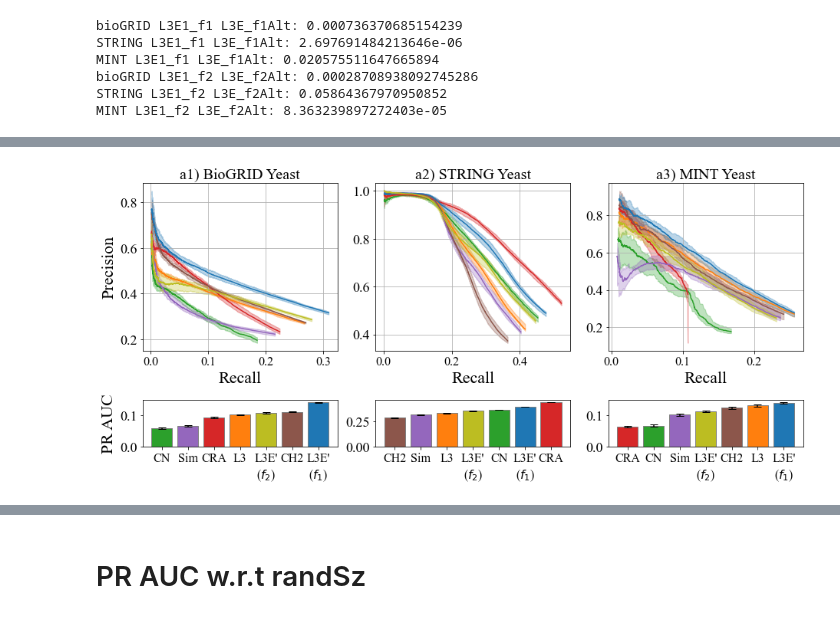
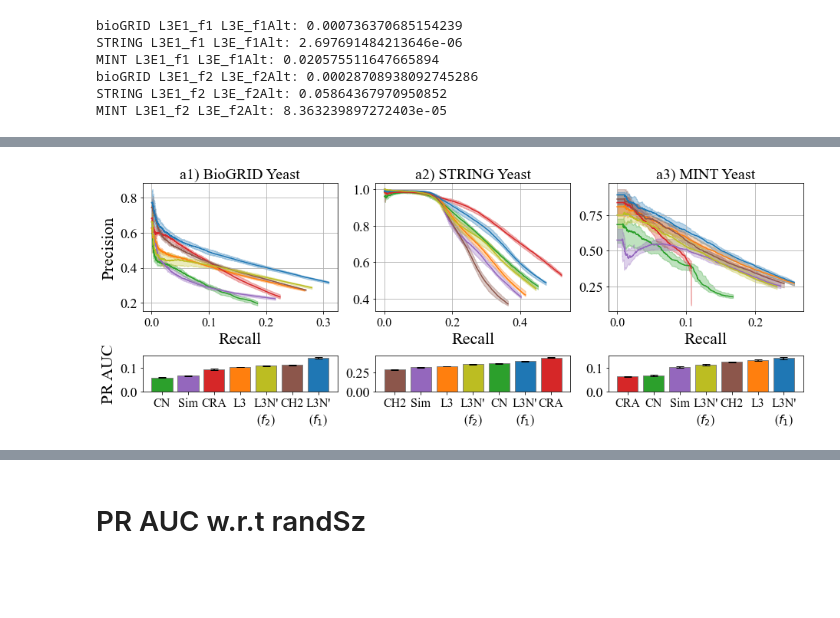
Before and after one commit to andy897221/BMC_PPI_L3N, a Jupyter notebook: src/notebook/Figure - precision recall.ipynb, the cells around one changed output, grey strips where cells are left out. Cells and saved outputs as stored; diff of their text form; code cells hidden in the pictures; blank space fills up the shorter version.

```diff
--- a/src/notebook/Figure - precision recall.ipynb
+++ b/src/notebook/Figure - precision recall.ipynb
@@ -350,6 +524,7 @@ MINT rand L3E1_f2: 1.88914378859053e-17
 # %%
 precRec = {}
 methods = ["CN", "L3", "CRA", "Sim", "CH2", "L3E1_f1", "L3E1_f2", "rand"]
+ds_names = ['bioGRID', 'STRING', 'MINT']
 
 for randSz in range(50, 100, 10):
     precRec[randSz] = {}
@@ -370,6 +566,7 @@ with open("./precision_recall_out/precRecCurves.pkl", "wb") as f:
 # %%
 precRec = {}
-methods = ["L3E1_f1", "L3E_f1Alt", "L3E1_f2", "L3E_f2Alt"]
+methods = ["CN", "L3", "CRA", "Sim", "CH2", "L3E1_f1", "L3E1_f2", "rand"]
+ds_names = ['bioGRID_noSelf']
 
 for randSz in range(50, 51, 10):
     precRec[randSz] = {}
@@ -385,8 +582,33 @@ for randSz in range(50, 51, 10):
             precRec[randSz][ds][method]['lowerPrec'] = lowerPrec
             precRec[randSz][ds][method]['medianPrec'] = medianPrec
             precRec[randSz][ds][method]['baseRec'] = baseRec
-#with open("./precision_recall_out/precRecCurves.pkl", "wb") as f:
-#    pickle.dump(precRec, f, protocol=pickle.HIGHEST_PROTOCOL)
+# %%
+precRec = {}
+ds_names = ['bioGRID', 'STRING', 'MINT']
+ds_names = [ds+"_contam{}Percent".format(salt) for ds in ds_names for salt in [5,10,15,20,25]]
+methods = ["commonNeighbor", "L3Normalizing", "CRA", "CH2_L3", "Sim", 'random', "L3E1_f1", "L3E1_f2"]
+methods = [methods_names[i] for i in methods]
+
+for randSz in range(50, 51, 10):
+    precRec[randSz] = {}
+    for ds in ds_names:
+        precRec[randSz][ds] = defaultdict(dict)
+        for method in methods:
+            tmp_df = df[(df['ds'] == ds) & (df['method'] == method) & (df['randSz'] == randSz)]
+            prec = [list(tmp_df[tmp_df['trial'] == trial]['prec'])[100:] for trial in set(tmp_df['trial'])]
+            rec = [list(tmp_df[tmp_df['trial'] == trial]['rec'])[100:] for trial in set(tmp_df['trial'])]
+            alignedPrecs, baseRec = standardize_plots(prec, rec, 5)
+            upperPrec, lowerPrec, medianPrec = get_plots_outline(alignedPrecs, max), get_plots_outline(alignedPrecs, min), get_plots_outline(alignedPrecs, median)
+            precRec[randSz][ds][method]['upperPrec'] = upperPrec
+            precRec[randSz][ds][method]['lowerPrec'] = lowerPrec
+            precRec[randSz][ds][method]['medianPrec'] = medianPrec
+            precRec[randSz][ds][method]['baseRec'] = baseRec
+with open("./precision_recall_out/precRecCurves_contam.pkl", "wb") as f:
+    pickle.dump(precRec, f, protocol=pickle.HIGHEST_PROTOCOL)
+# %%
+precRec = {}
+with open("./precision_recall_out/precRecCurves_contam.pkl", "rb") as f:
+    precRec = pickle.load(f)
 # %%
 precRec = {}
 with open("./precision_recall_out/precRecCurves.pkl", "rb") as f:
@@ -488,7 +765,7 @@ hatches = ['', '\\', '\\', '\\', '\\', '\\', '\\/', '\\/']
 dss = ['bioGRID', 'STRING', 'MINT']
 dsNames = ['BioGRID', 'STRING', 'MINT']
 for randSz in range(50, 51, 10):
-    fig = plt.figure(constrained_layout=True, figsize=(13, 6))
+    fig = plt.figure(constrained_layout=True, figsize=(13, 5))
     widths = [1,1,1]
     heights = [6,1.7]
     spec = fig.add_gridspec(ncols=3, nrows=2, width_ratios=widths, height_ratios=heights)
@@ -501,31 +778,31 @@ for randSz in range(50, 51, 10):
             ax.fill_between(precRec[randSz][ds][method]['baseRec']
                     , precRec[randSz][ds][method]['lowerPrec']
                     , precRec[randSz][ds][method]['upperPrec']
                     , facecolor=colors[method], color=colors[method]
                     , alpha=0.3)
             ax.plot(precRec[randSz][ds][method]['baseRec']
                     , precRec[randSz][ds][method]['medianPrec']
                     , color=colors[method], label=method)
 
         ax.set_xlabel("Recall")
         ax.set_title("a{}) {} Yeast".format(i+1, dsNames[i]))
         ax.grid()
     lineAxes[0].set_ylabel("Precision")
 
 
     # barAxes
     for i in range(len(dss)):
         ds = dss[i]
         ax = barAxes[i]
 
         xtick = [k for k in list(sorted_mean_auc[randSz][ds]) if k != 'rand']
         ax.bar([abbrevs[x] for x in xtick], [sorted_mean_auc[randSz][ds][x] for x in xtick]
                           , yerr=[err_auc[randSz][ds][x] for x in xtick]
                           , color=[colors[x] for x in xtick]
                           , edgecolor='grey', capsize=5)
     barAxes[0].set_ylabel("PR AUC")
     plt.tight_layout()
     plt.savefig("./img_experiments/L3E_yeast_PR.png", dpi=300)
     plt.show()
 # %% [output]
-[figure, old version]
+[figure, new version]
```
Also changed, not shown: parts of 25 cells of this notebook, 52 other files.
